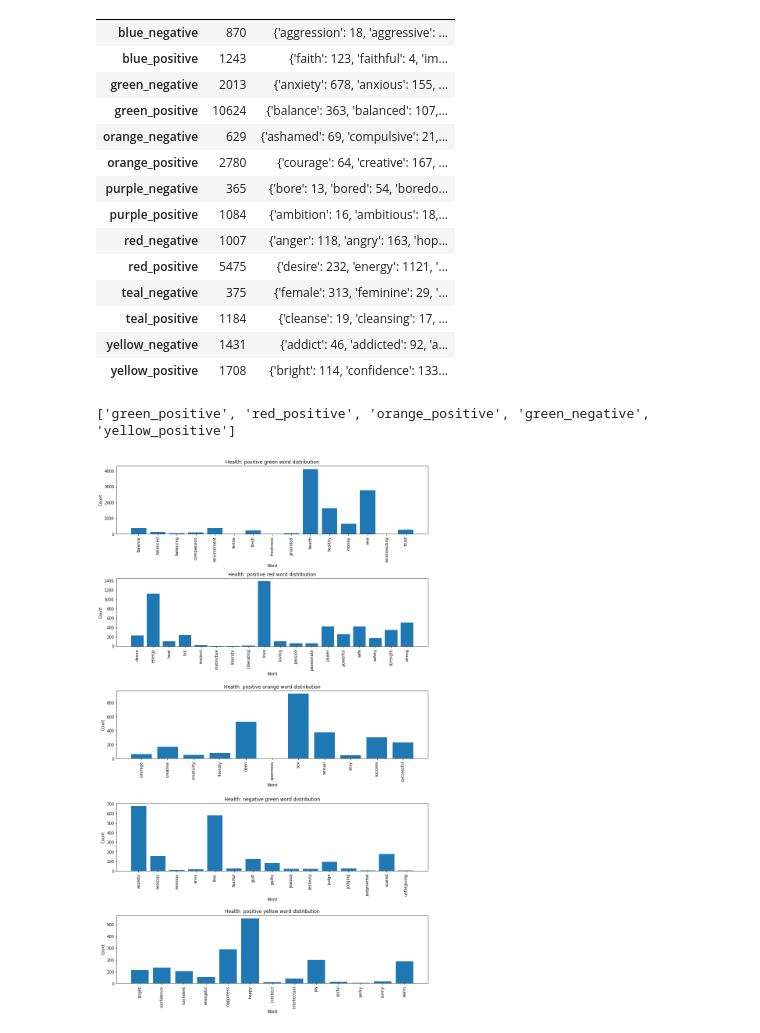
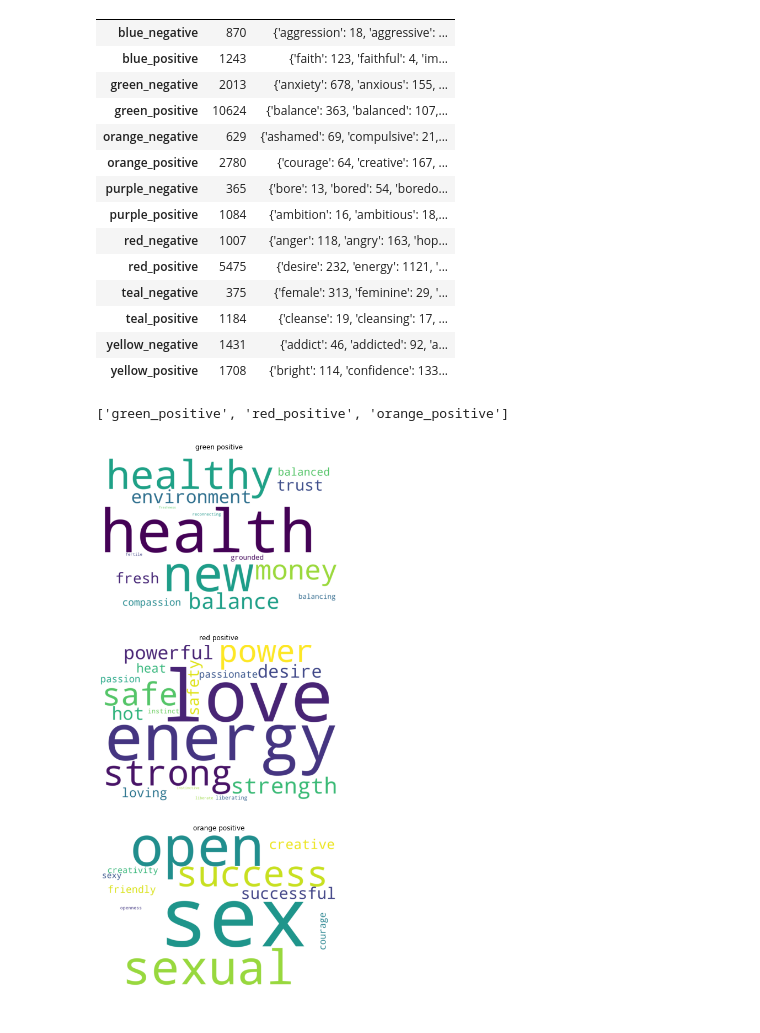
Before and after one commit to gitw3ll/content_recommendation_engine, a Jupyter notebook: text-analysis/medium_tag_scoring.ipynb, the cells around one changed output. Cells and saved outputs as stored; diff of their text form; code cells hidden in the pictures.

```diff
--- a/text-analysis/medium_tag_scoring.ipynb
+++ b/text-analysis/medium_tag_scoring.ipynb
@@ -165,21 +178,21 @@ data
 | teal_positive | 1184 | {'cleanse': 19, 'cleansing': 17, ... |
 | yellow_negative | 1431 | {'addict': 46, 'addicted': 92, 'a... |
 | yellow_positive | 1708 | {'bright': 114, 'confidence': 133... |
-# %%
-x = 5
-top_x = list(data.sort_values('count', ascending=False).index[:x])
-print(top_x)
-
-fig, axs = plt.subplots(x, figsize=(12,x*4))
-for k, input in enumerate(top_x):
-    axs[k].bar(*zip(*data.loc[input, 'words'].items()))
-    args = input.split('_')
-    axs[k].set_title('Health: ' + args[1] + ' ' + args[0] + ' word distribution')
-    axs[k].set_xlabel('Word')
-    axs[k].set_ylabel('Count')
-    axs[k].tick_params(axis='x', rotation=90)
-fig.tight_layout()
-plt.show()
-# %% [output]
-['green_positive', 'red_positive', 'orange_positive', 'green_negative', 'yellow_positive']
-[figure, removed]
+# %%
+x = 3
+top_x = list(data.sort_values('count', ascending=False).index[:x])
+top_x
+# %% [output]
+['green_positive', 'red_positive', 'orange_positive']
+# %%
+fig, axs = plt.subplots(x, figsize=[15,6*x])
+for num, input in enumerate(top_x):
+    wordcloud = WordCloud(width=1500, height=1000, background_color='white')
+    wordcloud.fit_words(data.loc[input, 'words'])
+    axs[num].imshow(wordcloud, interpolation="bilinear")
+    axs[num].axis("off")
+    args = input.split('_')
+    axs[num].set_title('{color} {sent}'.format(color=args[0], sent=args[1]), pad=10.0)
+plt.show()
+# %% [output]
+[figure, added]
```
Also changed, not shown: parts of 5 cells of this notebook.
